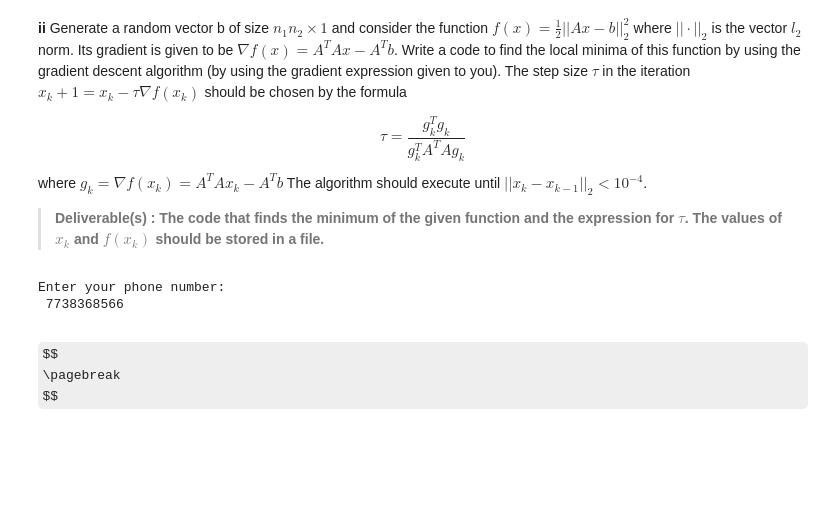
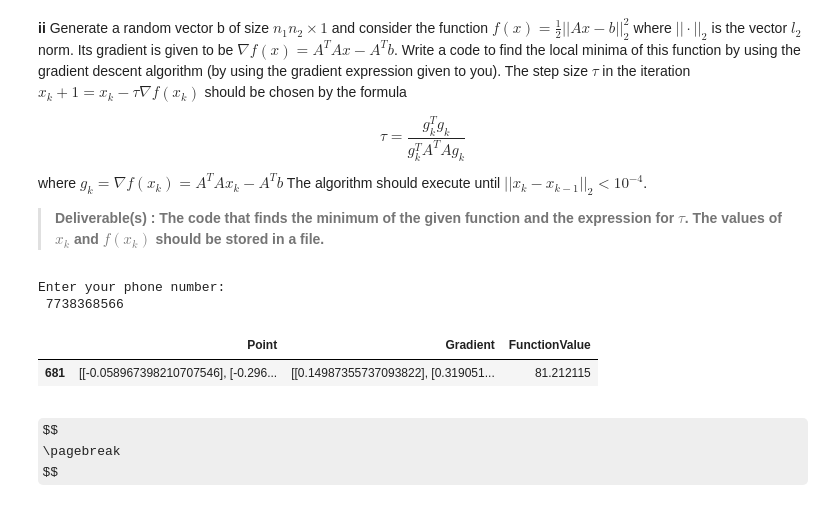
Before and after one commit to ElisonSherton/MTech_DSE, a Jupyter notebook: Sem1/MFDS/graded_assignments/assignment2/Assignment2.ipynb, the cells around one changed output. Saved outputs shown, nothing was run; the diff lists cells and outputs as text; code cells hidden in the pictures; some formulas as TeX source; blank space fills up the shorter version.

```diff
--- a/Sem1/MFDS/graded_assignments/assignment2/Assignment2.ipynb
+++ b/Sem1/MFDS/graded_assignments/assignment2/Assignment2.ipynb
@@ -331,6 +969,11 @@ df.to_csv("solutions.csv", index = None);
 # %% [output]
 Enter your phone number:
  7738368566
+# %%
+df.tail(1)
+# %% [output]
+|  | Point | Gradient | FunctionValue |
+| 681 | [[-0.058967398210707546], [-0.296... | [[0.14987355737093822], [0.319051... | 81.212115 |
 # %% [markdown]
 $$
 \pagebreak
```
Also changed, not shown: parts of 51 cells of this notebook, 5 other files.
